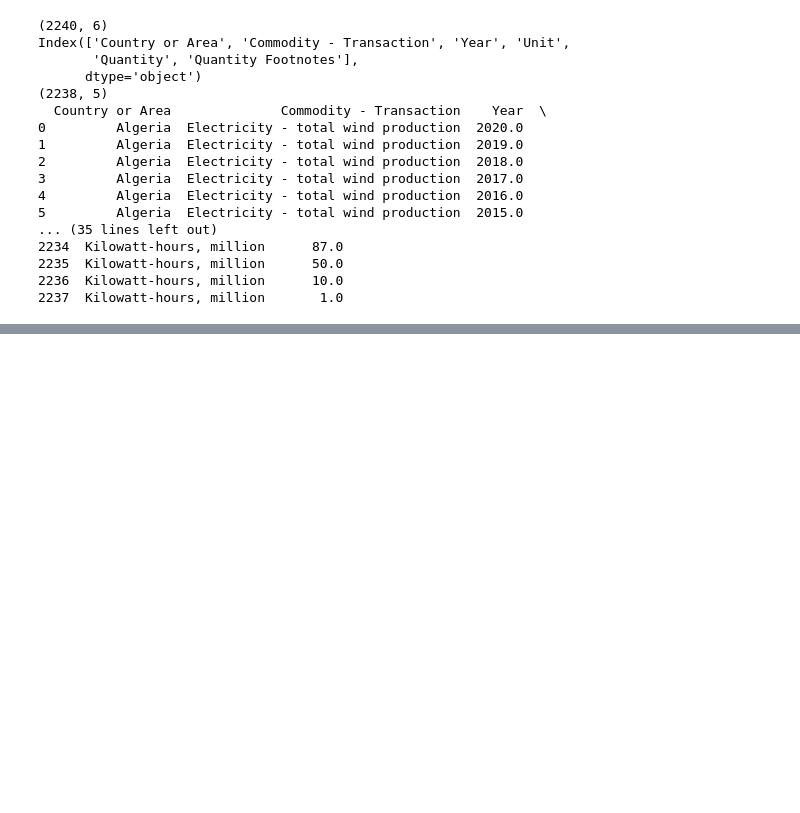
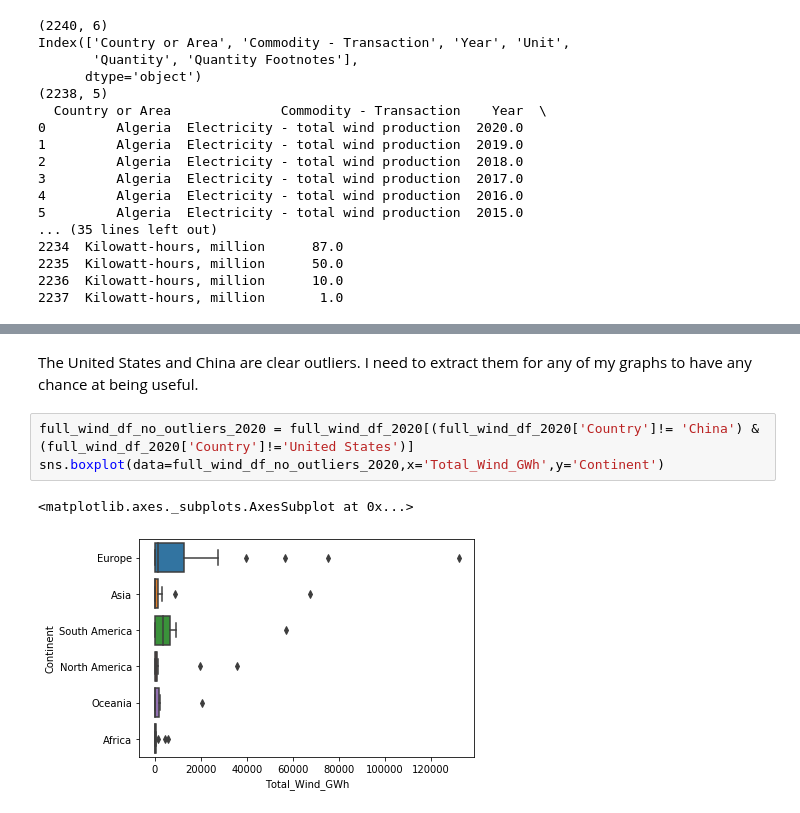
Before and after one commit to ballir27/un-exploration, a Jupyter notebook: Notebooks/Wind_Data_Solo_Exploration.ipynb, the cells around one changed output, grey strips where cells are left out. Cells and saved outputs as stored; diff of their text form; blank space fills up the shorter version.

```diff
--- a/Notebooks/Wind_Data_Solo_Exploration.ipynb
+++ b/Notebooks/Wind_Data_Solo_Exploration.ipynb
@@ -61,0 +220,8 @@ Unit                       2238
+# %% [markdown]
+The United States and China are clear outliers. I need to extract them for any of my graphs to have any chance at being useful.
+# %%
+full_wind_df_no_outliers_2020 = full_wind_df_2020[(full_wind_df_2020['Country']!= 'China') & (full_wind_df_2020['Country']!='United States')]
+sns.boxplot(data=full_wind_df_no_outliers_2020,x='Total_Wind_GWh',y='Continent')
+# %% [output]
+<matplotlib.axes._subplots.AxesSubplot at 0x...>
+[figure, added]
```
Also changed, not shown: parts of 29 cells of this notebook.
